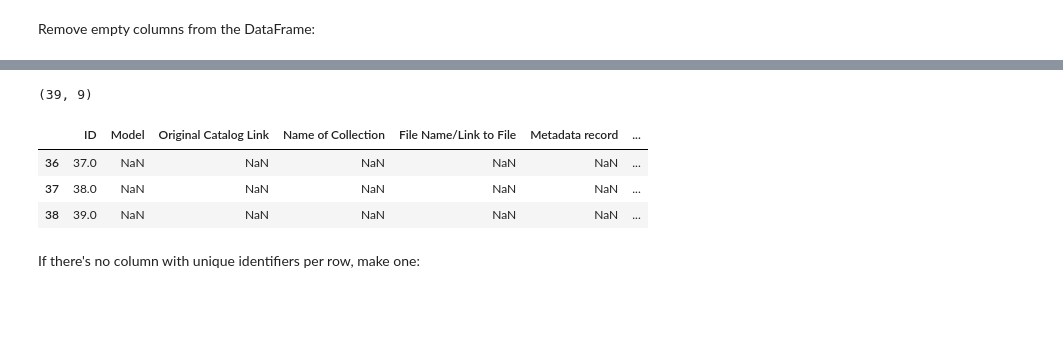
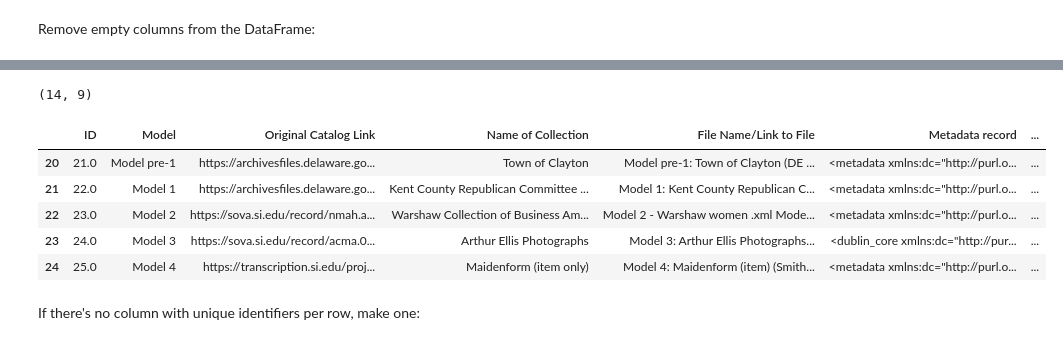
Before and after one commit to thegoose20/lada-eval, a Jupyter notebook: data-prep.ipynb, the cells around one changed output, grey strips where cells are left out. Cells and saved outputs as stored; diff of their text form; code cells hidden in the pictures; blank space fills up the shorter version.

```diff
--- a/data-prep.ipynb
+++ b/data-prep.ipynb
@@ -57,13 +66,16 @@ Remove empty rows from the DataFrame:
 # %%
-df.dropna(how="all", inplace=True)
+# df.dropna(how="all", inplace=True)
+df.dropna(subset=["Metadata record"], inplace=True)
 print(df.shape)
-df.tail(3)
+df.tail()
 # %% [output]
-(39, 9)
+(14, 9)
 |  | ID | Model | Original Catalog Link | Name of Collection | File Name/Link to File | Metadata record | ... |
-| 36 | 37.0 | NaN | NaN | NaN | NaN | NaN | ... |
-| 37 | 38.0 | NaN | NaN | NaN | NaN | NaN | ... |
-| 38 | 39.0 | NaN | NaN | NaN | NaN | NaN | ... |
+| 20 | 21.0 | Model pre-1 | https://archivesfiles.delaware.go... | Town of Clayton | Model pre-1: Town of Clayton (DE ... | <metadata xmlns:dc="http://purl.o... | ... |
+| 21 | 22.0 | Model 1 | https://archivesfiles.delaware.go... | Kent County Republican Committee ... | Model 1: Kent County Republican C... | <metadata xmlns:dc="http://purl.o... | ... |
+| 22 | 23.0 | Model 2 | https://sova.si.edu/record/nmah.a... | Warshaw Collection of Business Am... | Model 2 - Warshaw women .xml Mode... | <metadata xmlns:dc="http://purl.o... | ... |
+| 23 | 24.0 | Model 3 | https://sova.si.edu/record/acma.0... | Arthur Ellis Photographs | Model 3: Arthur Ellis Photographs... | <dublin_core xmlns:dc="http://pur... | ... |
+| 24 | 25.0 | Model 4 | https://transcription.si.edu/proj... | Maidenform (item only) | Model 4: Maidenform (item) (Smith... | <metadata xmlns:dc="http://purl.o... | ... |
 # %% [markdown]
 If there's no column with unique identifiers per row, make one:
 # %%
```
Also changed, not shown: parts of 11 cells of this notebook.
